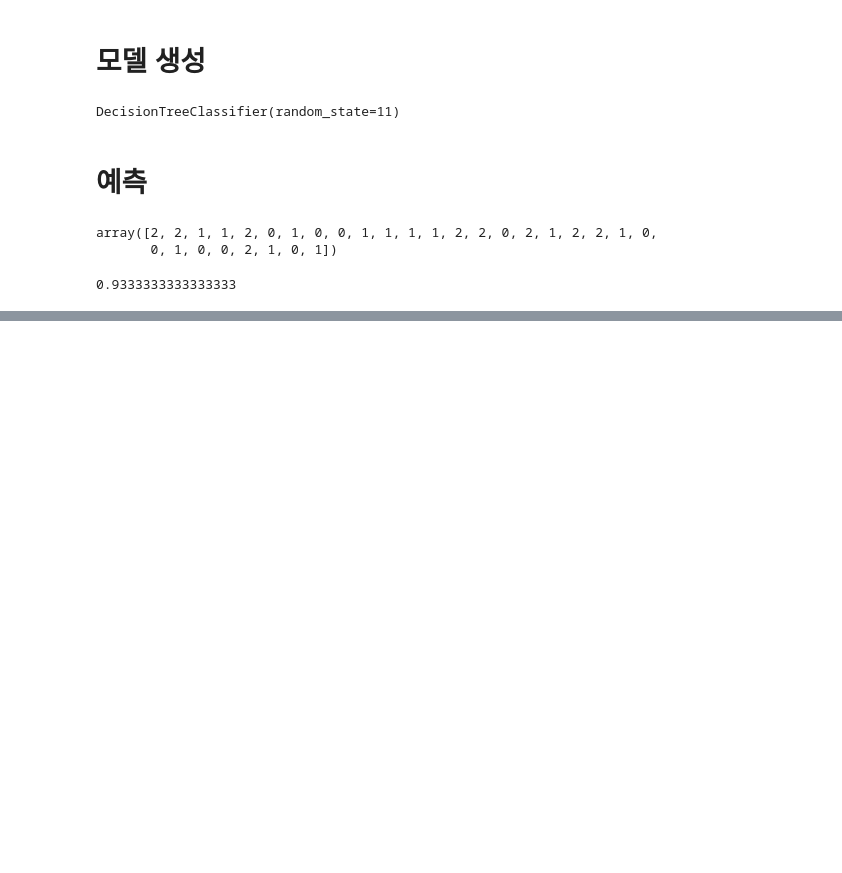
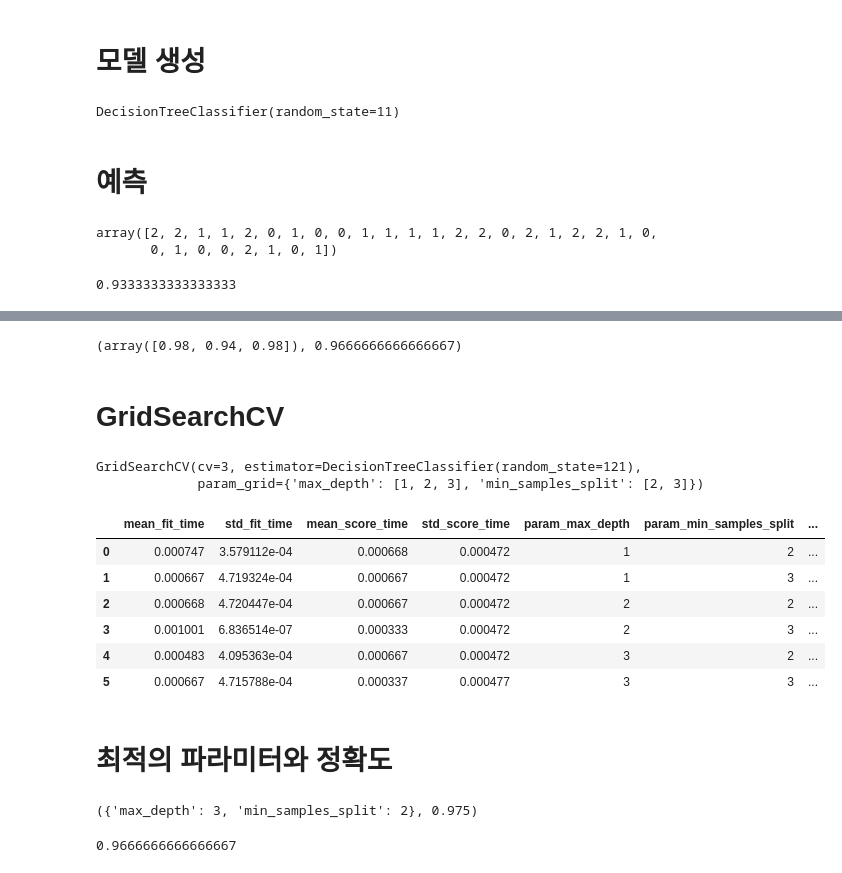
Before and after one commit to yleessam/2412_ml_env, a Jupyter notebook: 2장_머신러닝_시작하기.ipynb, the cells around one changed output, grey strips where cells are left out. Saved outputs shown, nothing was run; the diff lists cells and outputs as text; code cells hidden in the pictures; blank space fills up the shorter version.

Commit message:
GridSearchCV

```diff
--- a/2장_머신러닝_시작하기.ipynb
+++ b/2장_머신러닝_시작하기.ipynb
@@ -94,0 +230,53 @@ accuracy_score(y_test, pred)
+# %%
+from sklearn.model_selection import cross_val_score
+
+scores = cross_val_score(dt_clf1, features, label, scoring='accuracy', cv=3 )
+scores, np.mean(scores)
+# %% [output]
+(array([0.98, 0.94, 0.98]), 0.9666666666666667)
+# %% [markdown]
+# GridSearchCV
+# %%
+X_train, X_test, y_train, y_test = train_test_split(iris_data, iris_label, test_size=0.2, random_state=121 )
+dt_clf2 = DecisionTreeClassifier(random_state=121) #estimator
+
+#parameter grid
+parameters = { 'max_depth':[1,2,3], 'min_samples_split':[2,3] }
+# %%
+from sklearn.model_selection import GridSearchCV
+
+#model, model의 하이퍼파라미터의 목록, 교차검증파라미터 부여하고 한번에 모델을 만든다.
+grid_dtree = GridSearchCV(dt_clf2, param_grid=parameters, cv=3, refit=True)
+# %%
+#학습 - 최적의 모델 파라미터를 찾는다
+grid_dtree.fit(X_train,y_train )
+# %% [output]
+GridSearchCV(cv=3, estimator=DecisionTreeClassifier(random_state=121),
+             param_grid={'max_depth': [1, 2, 3], 'min_samples_split': [2, 3]})
+# %%
+# 학습 결과
+score_df = pd.DataFrame(grid_dtree.cv_results_)
+score_df
+# %% [output]
+|  | mean_fit_time | std_fit_time | mean_score_time | std_score_time | param_max_depth | param_min_samples_split | ... |
+| 0 | 0.000747 | 3.579112e-04 | 0.000668 | 0.000472 | 1 | 2 | ... |
+| 1 | 0.000667 | 4.719324e-04 | 0.000667 | 0.000472 | 1 | 3 | ... |
+| 2 | 0.000668 | 4.720447e-04 | 0.000667 | 0.000472 | 2 | 2 | ... |
+| 3 | 0.001001 | 6.836514e-07 | 0.000333 | 0.000472 | 2 | 3 | ... |
+| 4 | 0.000483 | 4.095363e-04 | 0.000667 | 0.000472 | 3 | 2 | ... |
+| 5 | 0.000667 | 4.715788e-04 | 0.000337 | 0.000477 | 3 | 3 | ... |
+# %% [markdown]
+# 최적의 파라미터와 정확도
+# %%
+grid_dtree.best_params_, grid_dtree.best_score_
+# %% [output]
+({'max_depth': 3, 'min_samples_split': 2}, 0.975)
+# %%
+#최적의 모델
+estimator = grid_dtree.best_estimator_
+
+#예측
+pred = estimator.predict(X_test)
+accuracy_score(y_test, pred)
+# %% [output]
+0.9666666666666667
```
Also changed, not shown: parts of 14 cells of this notebook.
